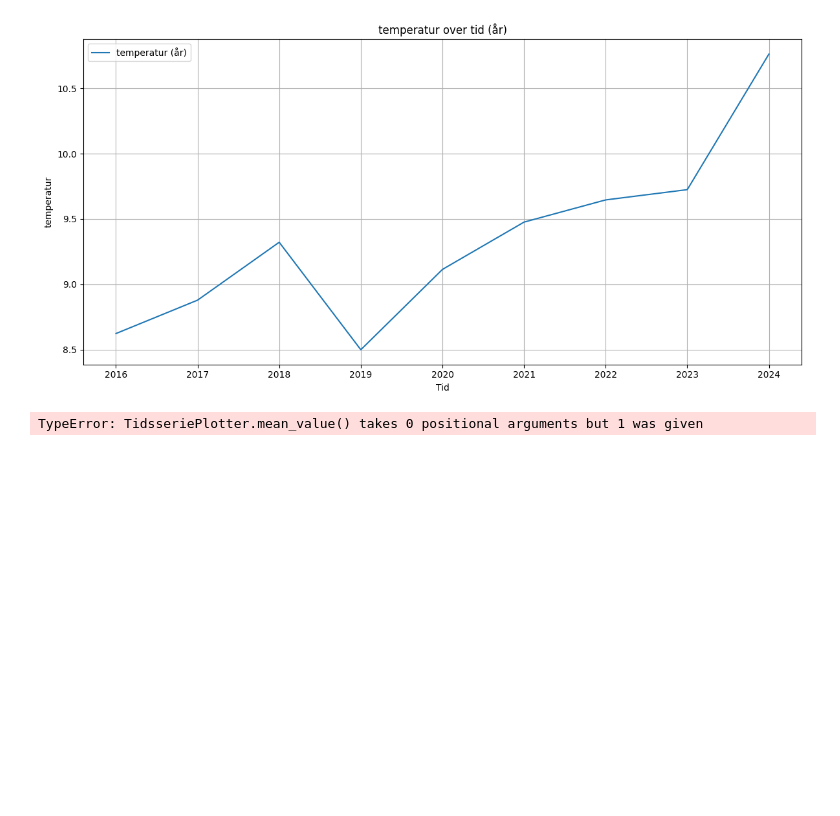
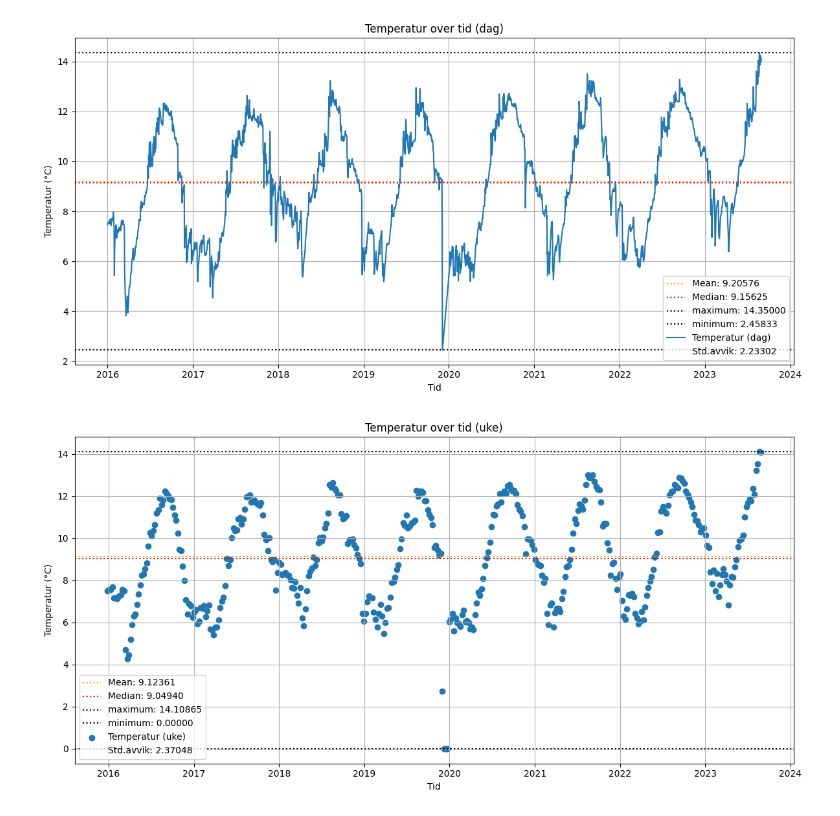
Before and after one commit to Cyber-sen/Prosjekt, a Jupyter notebook: notebooks/temperatur.ipynb, the cells around one changed output. Drawn from its saved outputs; the diff is of its cells as text; code cells hidden in the pictures; blank space fills up the shorter version.

```diff
--- a/notebooks/temperatur.ipynb
+++ b/notebooks/temperatur.ipynb
@@ -1,16 +1,46 @@
 # %%
-
 import sys
 sys.path.append('../src')
+
 import numpy as np
 import matplotlib.pyplot as plt
+from my_packages.lesogplottCsv import TidsseriePlotter
+# sys.path.append('../src')
+from my_packages.sammenligning import sammenlign_plot
 
-from my_packages.lesCsv import TidsseriePlotter
 
-temp_data = TidsseriePlotter('../data/temperatur.csv', 'temperatur')
-# temp_data.behandle_data()
-temp_data.vis_graf('år')
-temp_data.mean_value()
+# Kontrollpanel
+
+#Valg av csv filer: temperatur.csv, Vannføring.csv
+csvfilen = 'temperatur.csv'
+Periode = 'dag'
+Navn ='Temperatur'
+Enhet = '°C'
+graf_type = 'line'
+#For å gjøre om enhet til noe annet
+konverteringsfaktor = None
+
+#Intervall
+Slutt ='2024-01-01'
+Start = None
+
+#True eller False (På eller av): Slår av eller på median og gjennomsnittsverdi (Mean)
+Median = True
+Mean = True
+
+#Ekstremalpunkter, av eller på
+MAX = True
+MIN = True
+
+
+#Kode
+temp_data = TidsseriePlotter('../data/'+csvfilen, enhet = Enhet, periode = Periode, visningsnavn = Navn, konvertering = konverteringsfaktor, slutt=Slutt, start = Start )
+temp_data.vis_graf(median=Median, mean=Mean, maximum = MAX, minimum = MIN, minverdi=0.000001)
+temp_data2 = TidsseriePlotter('../data/'+csvfilen, enhet = Enhet, periode = 'uke', visningsnavn = Navn,graf_type='scatter', konvertering = konverteringsfaktor,slutt ='2024-01-01')
+temp_data2.vis_graf(median=Median, mean=Mean, maximum = MAX, minimum = MIN)
+# temp_data.bar()
+
+# sammenlign_plot(temp_data, temp_data2,tittel='temperatur tidsplot dag/måned')
 # %% [output]
-[figure, old version]
+[figure, new version]
-TypeError: TidsseriePlotter.mean_value() takes 0 positional arguments but 1 was given
+[figure, added]
```
Also changed, not shown: 3 other files.
